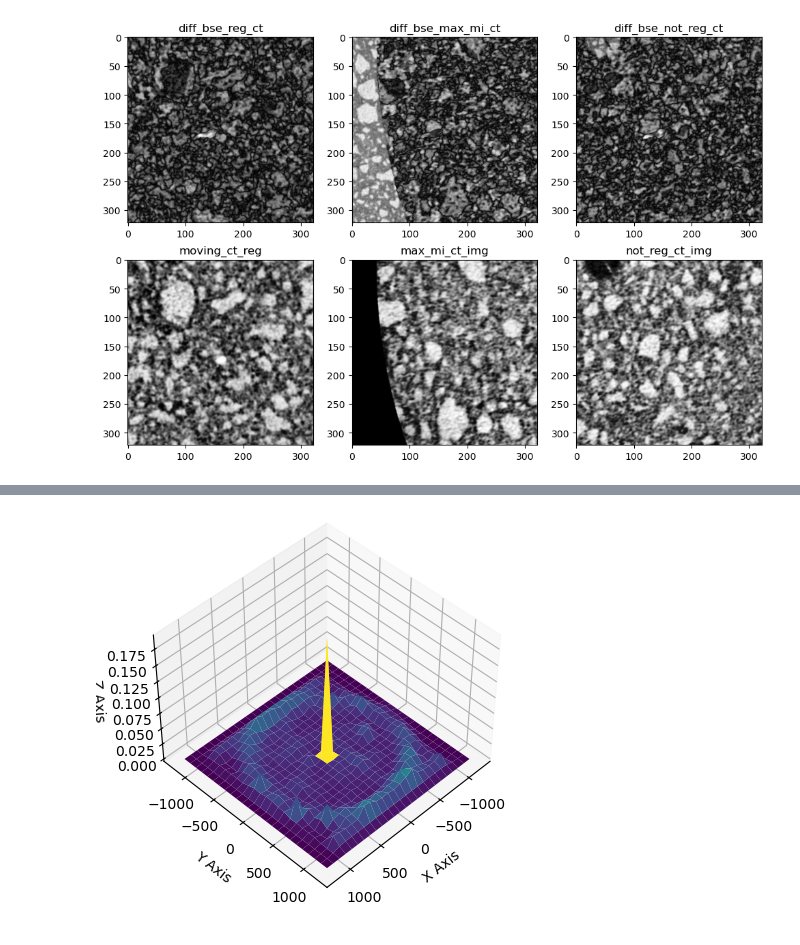
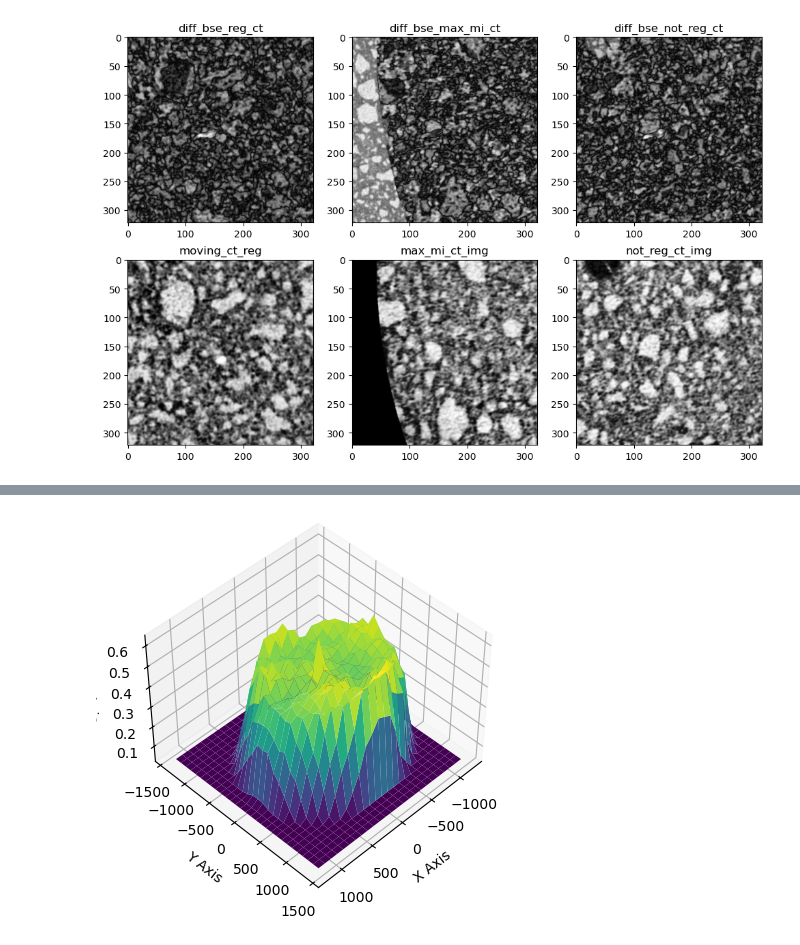
Before and after one commit to Barryzp/ml-workspace, a Jupyter notebook: registration/similarity-measure/mi_spatial_visualize.ipynb, the cells around one changed output, grey strips where cells are left out. Saved outputs shown, nothing was run; the diff lists cells and outputs as text; code cells hidden in the pictures.

```diff
--- a/registration/similarity-measure/mi_spatial_visualize.ipynb
+++ b/registration/similarity-measure/mi_spatial_visualize.ipynb
@@ -217,32 +217,32 @@ from scipy.interpolate import griddata
 
 # 读取 CSV 文件到 DataFrame
 mi_datas = pd.read_csv(f'saved_datas/{csv_prefix}mi_datas.csv')
 
 # 从 DataFrame 中提取数据
 x = mi_datas['x']
 y = mi_datas['y']
-z = mi_datas['masked_mi']
+z = mi_datas['w']
 
 # 创建网格
 X, Y = np.meshgrid(np.linspace(np.min(x), np.max(x), len(np.unique(x))),
                    np.linspace(np.min(y), np.max(y), len(np.unique(y))))
 Z = griddata((x, y), z, (X, Y), method='cubic')
 
 # 绘制三维曲面
 fig = plt.figure()
 ax = fig.add_subplot(111, projection='3d')
 surf = ax.plot_surface(X, Y, Z, cmap='viridis', edgecolor='none')
 
 # 添加坐标轴标签
 ax.set_xlabel('X Axis')
 ax.set_ylabel('Y Axis')
 ax.set_zlabel('Z Axis')
 
 # 设置视角
 azimuth = 45  # 方位角，水平旋转的度数
 elevation = 45  # 仰角，垂直旋转的度数
 ax.view_init(elev=elevation, azim=azimuth)
 
 plt.show()
 # %% [output]
-[figure, old version]
+[figure, new version]
```
Also changed, not shown: parts of 1 cell of this notebook, 3 other files.
